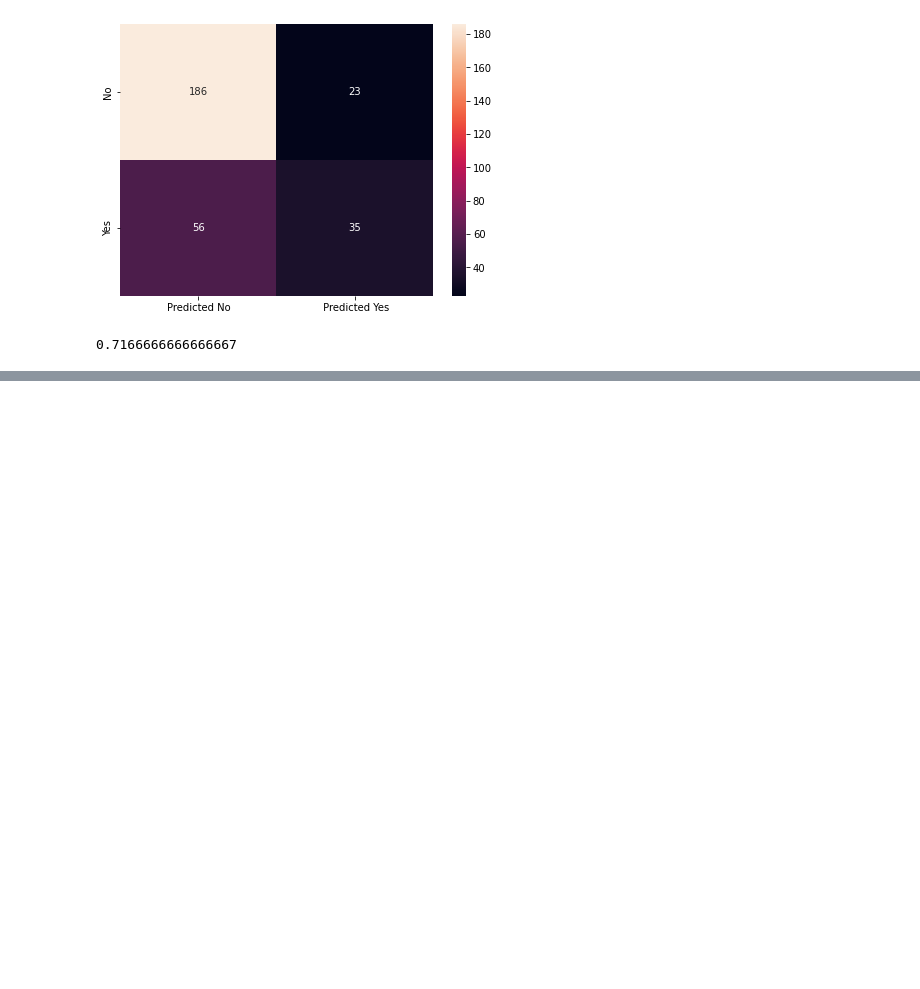
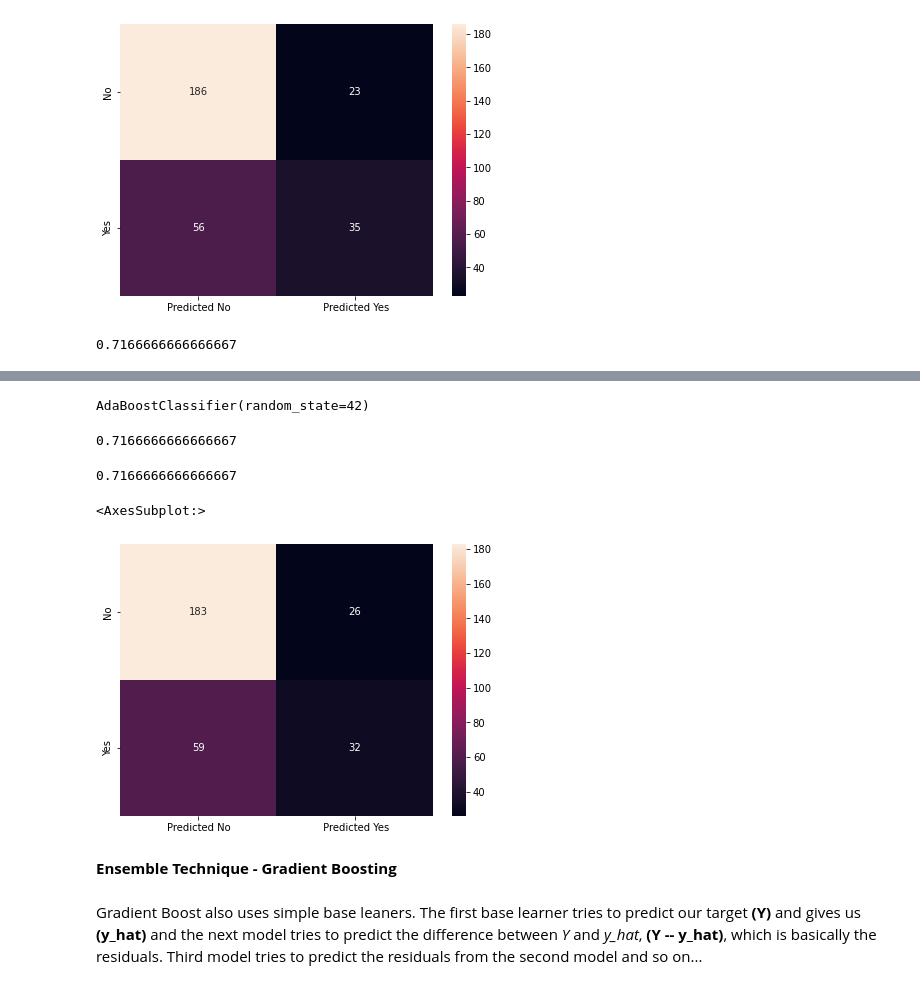
Before and after one commit to RochaErik/X-Ensemble-Techniques-Credit-Data, a Jupyter notebook: Ensemble_techniques_Credit_data.ipynb, the cells around one changed output, grey strips where cells are left out. Drawn from its saved outputs; the diff is of its cells as text; code cells hidden in the pictures; blank space fills up the shorter version.

Commit message:
AdaBoost ensemble technique

```diff
--- a/Ensemble_techniques_Credit_data.ipynb
+++ b/Ensemble_techniques_Credit_data.ipynb
@@ -349,0 +357,31 @@ print(bagging_cl2.score(X_test, y_test))
+# %%
+from sklearn.ensemble import AdaBoostClassifier
+
+adaB_cl = AdaBoostClassifier(n_estimators=50, random_state=42)
+# %%
+adaB_cl.fit(X_train,y_train)
+# %% [output]
+AdaBoostClassifier(random_state=42)
+# %%
+y_predict = adaB_cl.predict(X_test)
+# %%
+adaB_cl.score(X_test, y_test)
+# %% [output]
+0.7166666666666667
+# %%
+print(adaB_cl.score(X_test, y_test))
+
+cm=metrics.confusion_matrix(y_test, y_predict, labels=[0, 1])
+
+df_cm = pd.DataFrame(cm, index = [i for i in ['No','Yes']],
+                  columns = [i for i in ['Predicted No',' Predicted Yes']])
+plt.figure(figsize = (7,5))
+sns.heatmap(df_cm, annot=True ,fmt='g')
+# %% [output]
+0.7166666666666667
+<AxesSubplot:>
+[figure, added]
+# %% [markdown]
+**Ensemble Technique - Gradient Boosting**
+# %% [markdown]
+Gradient Boost also uses simple base leaners. The first base learner tries to predict our target **(Y)** and gives us **(y_hat)** and the next model tries to predict the difference between *Y* and *y_hat*, **(Y -- y_hat)**, which is basically the residuals. Third model tries to predict the residuals from the second model and so on...
```
Also changed, not shown: parts of 2 cells of this notebook.
